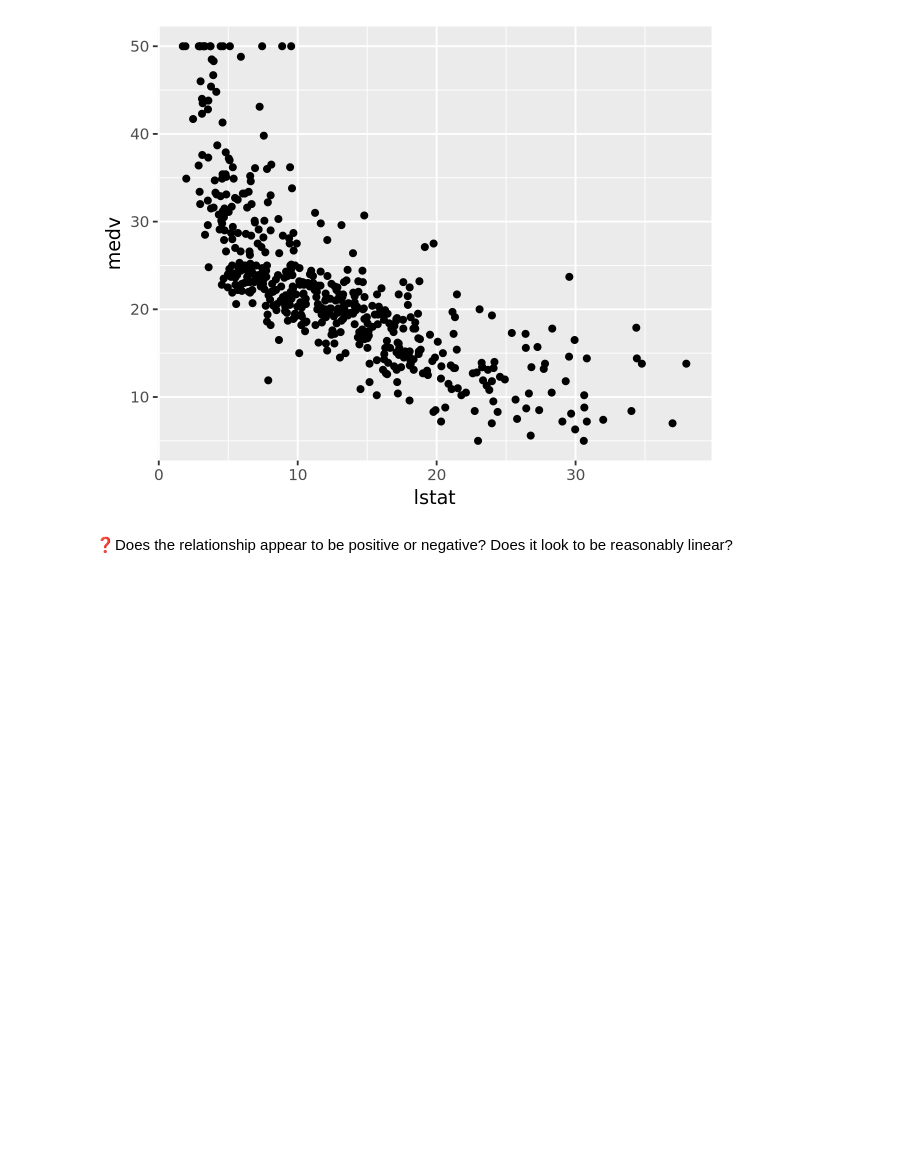
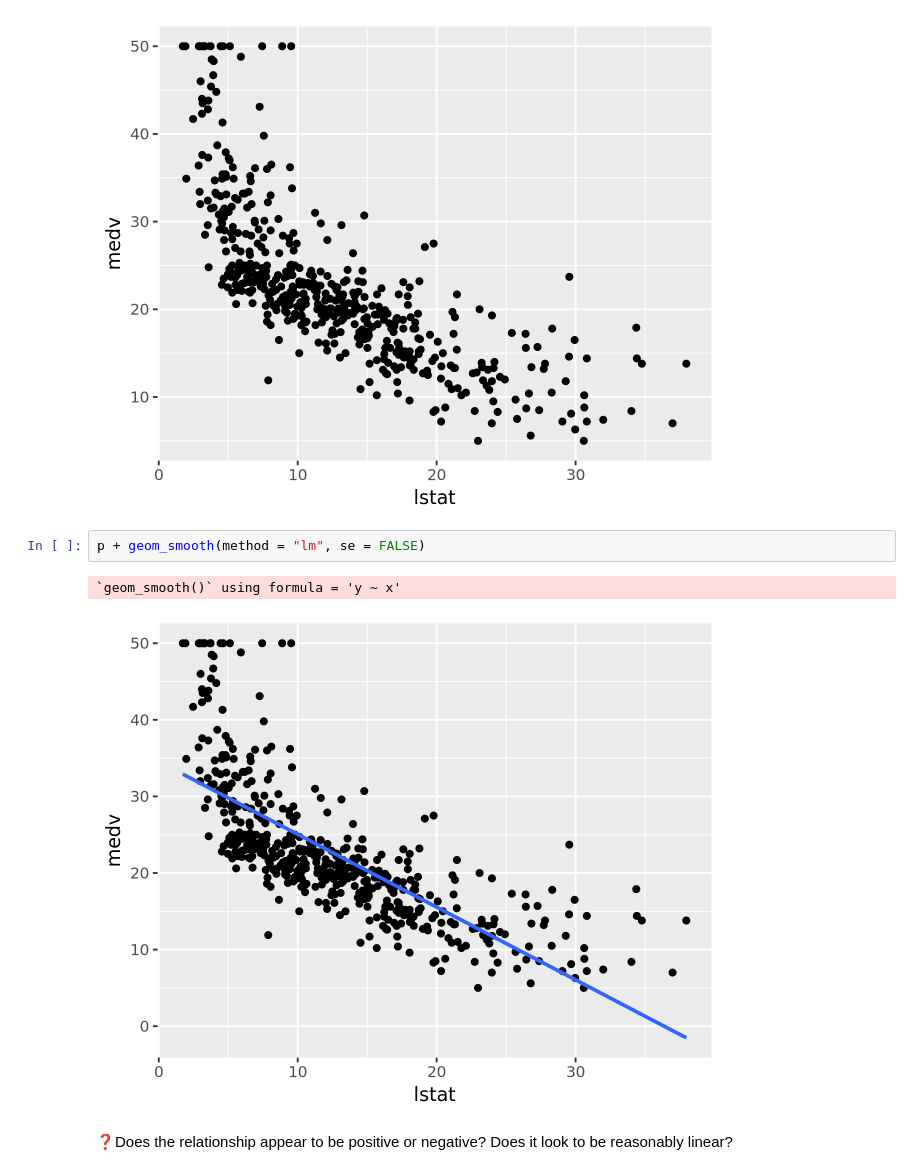
Before and after one commit to UNC-DATA-730/unit-3-assignment-setiadha-unc, a Jupyter notebook: agungsetiadha-assignment3.ipynb, the cells around one changed output. Saved outputs shown, nothing was run; the diff lists cells and outputs as text; blank space fills up the shorter version.

```diff
--- a/agungsetiadha-assignment3.ipynb
+++ b/agungsetiadha-assignment3.ipynb
@@ -81,6 +81,11 @@ p = ggplot(Boston, aes(x = lstat, y = medv)) + geom_point()
 p
 # %% [output]
 [figure]
+# %%
+p + geom_smooth(method = "lm", se = FALSE)
+# %% [output]
+`geom_smooth()` using formula = 'y ~ x'
+[figure, added]
 # %% [markdown]
 ❓Does the relationship appear to be positive or negative? Does it look to be reasonably linear?
 # %% [markdown]
```
Also changed, not shown: parts of 5 cells of this notebook.
